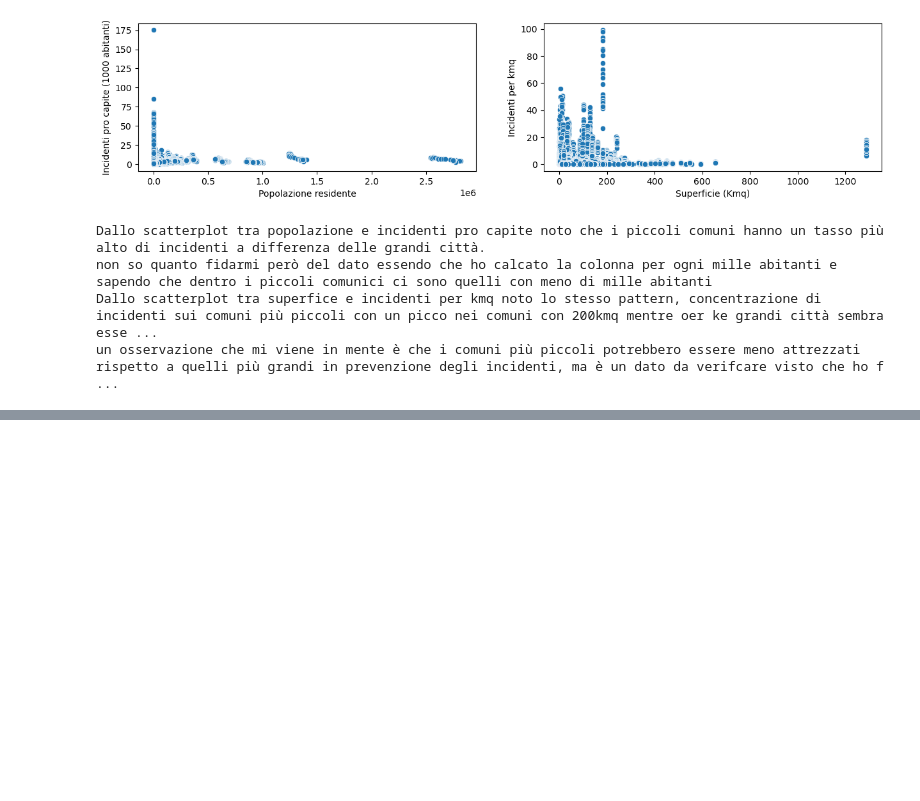
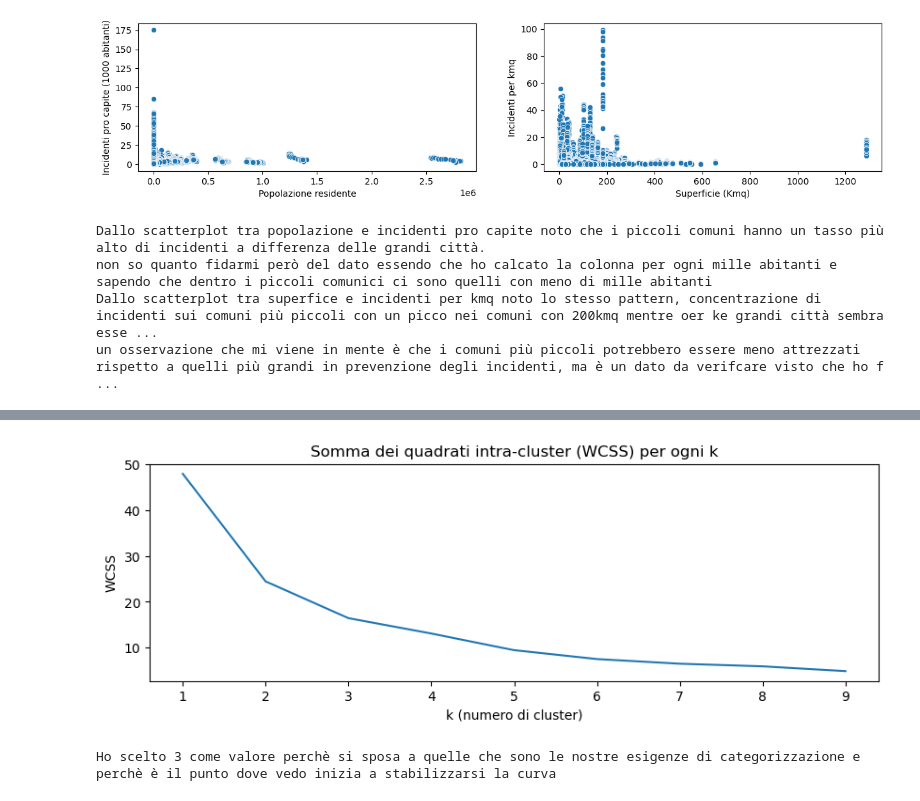
Before and after one commit to gesonbani72-prog/Data-Analytics---Capstone-Project, a Jupyter notebook: analisi_statistica.ipynb, the cells around one changed output, grey strips where cells are left out. Cells and saved outputs as stored; diff of their text form; code cells hidden in the pictures; blank space fills up the shorter version.

Commit message:
finito statistica col clustering, aggiornato la roadmap e creato file csv completo di clustering per power bi

```diff
--- a/analisi_statistica.ipynb
+++ b/analisi_statistica.ipynb
@@ -272,0 +294,5 @@ un osservazione che mi viene in mente è che i comuni più piccoli potrebbero es
+# %%
+# creo la tabella per il cluster usando le colonne calcolato, uso la media e non la somma per avitare che i valori di comuni piccoli o grandi possano sfalsare o far sembrare un comune peggio/meglio rispetto agli altri
+df_cluster = df.groupby(['Codice comune'])[['Incidenti pro capite (1000 abitanti)','Incidenti per kmq']].mean()
+print(f'ora che ho una riga singola per ogni comune posso procedere col categorizzarli')
+df_cluster
@@ -272,0 +315,10 @@ un osservazione che mi viene in mente è che i comuni più piccoli potrebbero es
+# %%
+# importo la libreria che serve
+from sklearn.preprocessing import MinMaxScaler
+
+#creo la variabile che dovrò usare per standarizzare i dati (valore-minimo)/(massimo-minimo)
+scale_norm = MinMaxScaler()
+# adesso eseguo la funzione al df_cluster così da avere valori tra lo 0 e 1 e gli riassegno le colonne
+df_scaled = pd.DataFrame(scale_norm.fit_transform(df_cluster), columns=df_cluster.columns)
+# il fatto che non ci siano più i comuni come indice non è un errore
+df_scaled.head()
@@ -272,0 +332,27 @@ un osservazione che mi viene in mente è che i comuni più piccoli potrebbero es
+# %%
+# qui commento ogni passaggio per aiutarmi essendo solo la seconda volta (post lezioni) che faccio un cluster
+# importo la libreria che serve
+from sklearn.cluster import KMeans
+# uso più k così nel ciclo for può eseuire più prove con più centroidi e dopo posso valutare dal wcss quale combinazine scegliere
+k_values = list(range(1,10))
+# qui sto creando dove mettere tutti i valori restitui dal ciclo for
+wcss_list = []
+
+for k in k_values:
+    # qui assegno alla variabile la funzione che a ogni giro usa k diverse ma con lo stesso metodo randomico
+    Kmeans = KMeans(n_clusters=k, random_state= 42)
+    # qui praticamente, come visto a lezione, eseguo la funzione sul df così da provare le varie combinazioni
+    Kmeans.fit(df_scaled)
+    # salvo il valore WCSS (inertia), più è basso e più i punti dentro ogni cluster sono vicini tra loro
+    wcss_list.append(Kmeans.inertia_)
+
+plt.figure(figsize=(10,3))
+plt.plot(k_values, wcss_list)
+plt.title('Somma dei quadrati intra-cluster (WCSS) per ogni k')
+plt.xlabel("k (numero di cluster)")
+plt.ylabel("WCSS")
+plt.show()
+print(f'Ho scelto 3 come valore perchè si sposa a quelle che sono le nostre esigenze di categorizzazione e perchè è il punto dove vedo inizia a stabilizzarsi la curva')
+# %% [output]
+[figure, added]
+Ho scelto 3 come valore perchè si sposa a quelle che sono le nostre esigenze di categorizzazione e perchè è il punto dove vedo inizia a stabilizzarsi la curva
```
Also changed, not shown: parts of 20 cells of this notebook, 2 other files.
